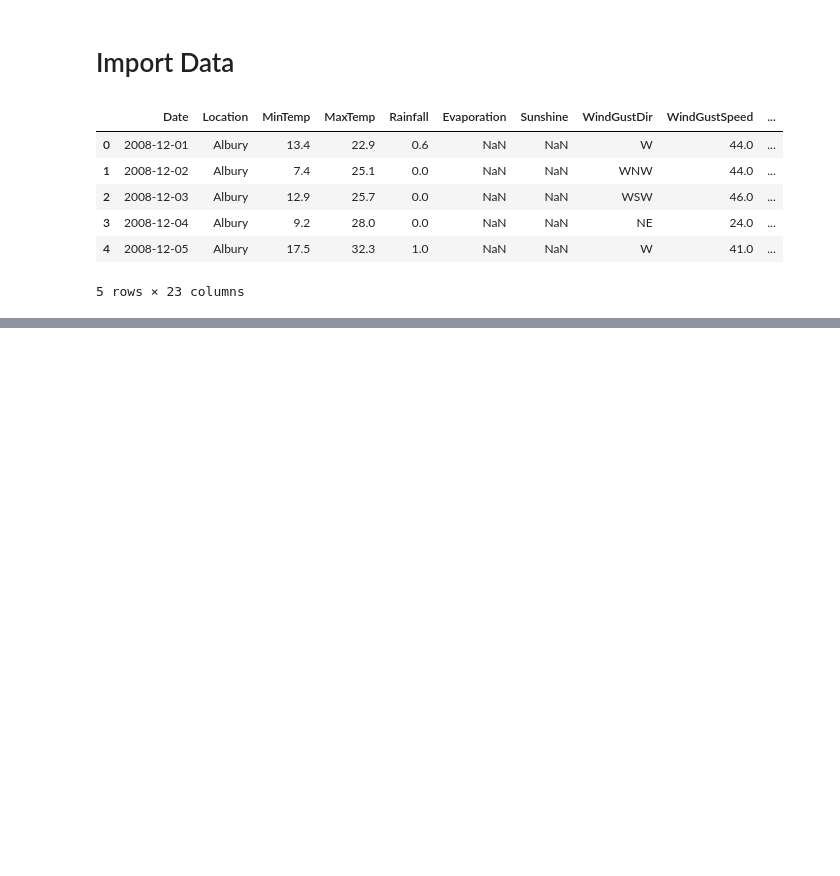
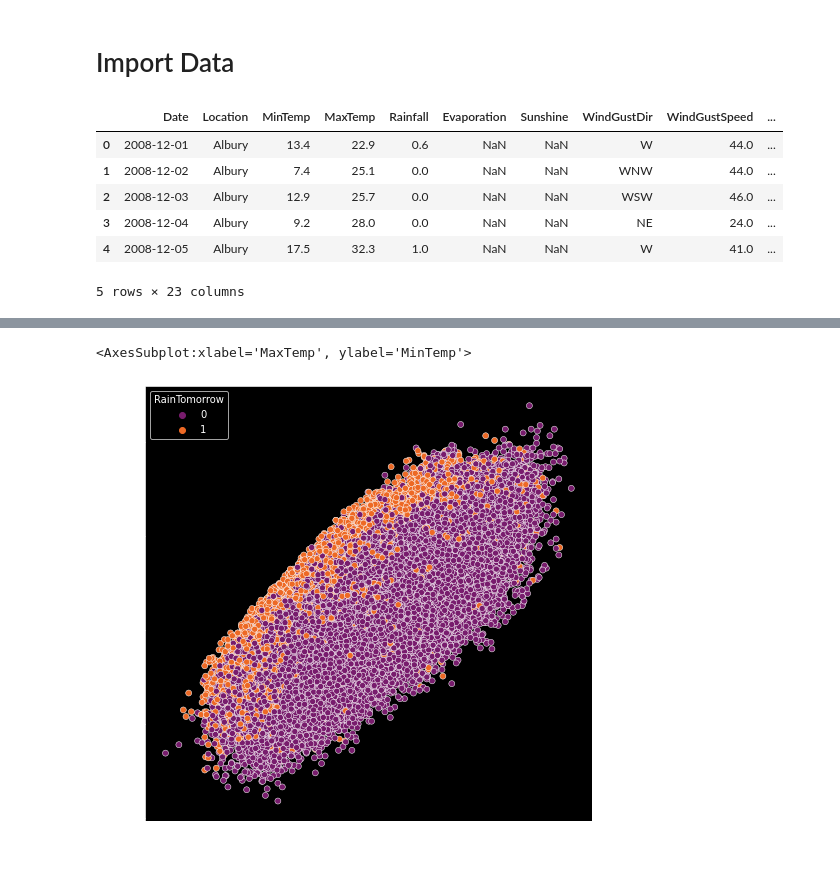
Before and after one commit to kumara0230/ORI-Rain-Prediction, a Jupyter notebook: RainPredictionORI.ipynb, the cells around one changed output, grey strips where cells are left out. Cells and saved outputs as stored; diff of their text form; code cells hidden in the pictures; blank space fills up the shorter version.

```diff
--- a/RainPredictionORI.ipynb
+++ b/RainPredictionORI.ipynb
@@ -21,0 +60,3 @@ df.head()
+# %%
+df = df.drop(["Evaporation","Sunshine","Cloud9am","Cloud3pm","Location", "Date"], axis =1)
+df.head()
@@ -21,0 +74,3 @@ df.head()
+# %%
+df = df.dropna(axis = 0)
+df.shape
@@ -21,0 +87,8 @@ df.head()
+# %%
+from sklearn.preprocessing import LabelEncoder
+le = LabelEncoder()
+df['WindGustDir'] = le.fit_transform(df['WindGustDir'])
+df['WindDir9am'] = le.fit_transform(df['WindDir9am'])
+df['WindDir3pm'] = le.fit_transform(df['WindDir3pm'])
+df['RainToday'] = le.fit_transform(df['RainToday'])
+df['RainTomorrow'] = le.fit_transform(df['RainTomorrow'])
@@ -21,0 +107,6 @@ df.head()
+# %%
+plt.figure(figsize = (8,8))
+sns.scatterplot(x = 'MaxTemp', y = 'MinTemp', hue = 'RainTomorrow' , palette = 'inferno',data = df)
+# %% [output]
+<AxesSubplot:xlabel='MaxTemp', ylabel='MinTemp'>
+[figure, added]
```
Also changed, not shown: parts of 13 cells of this notebook.
